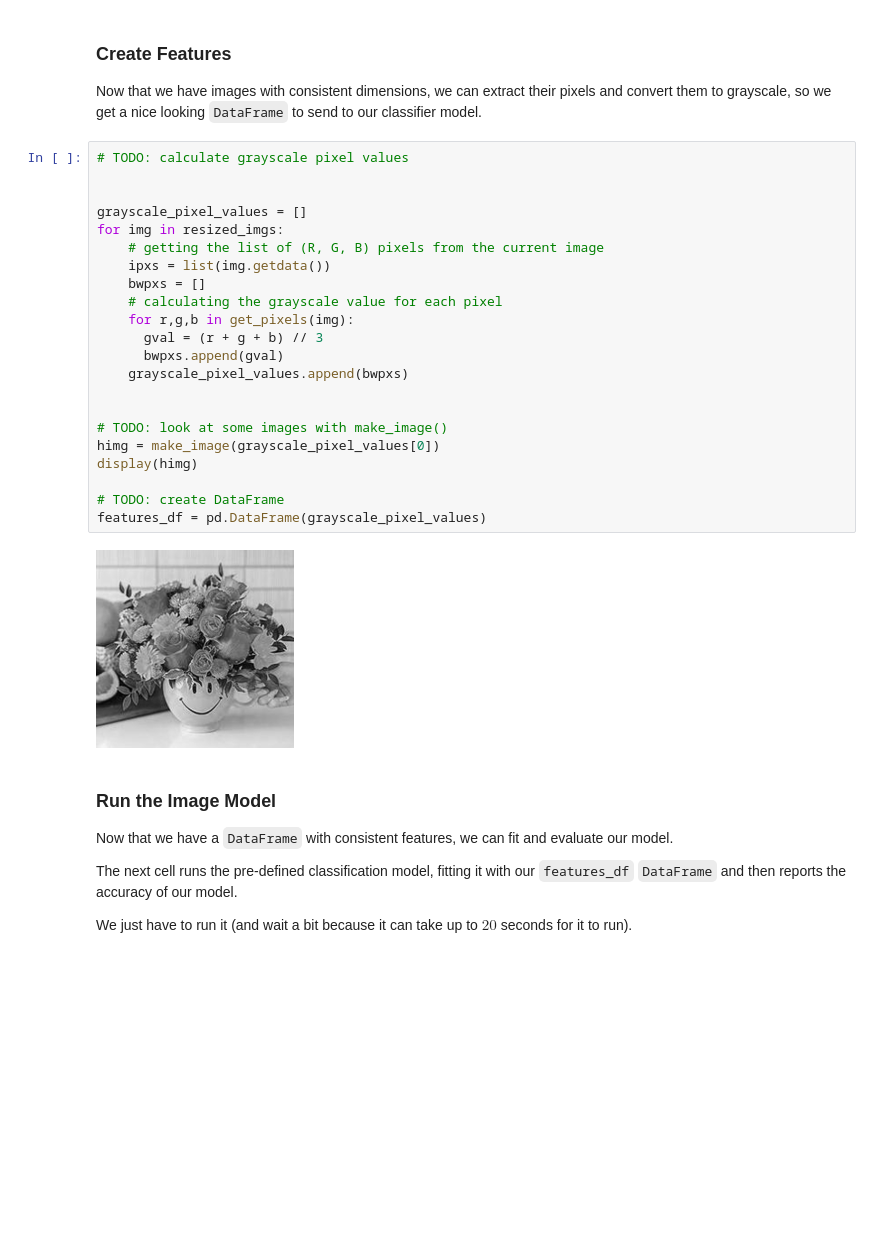
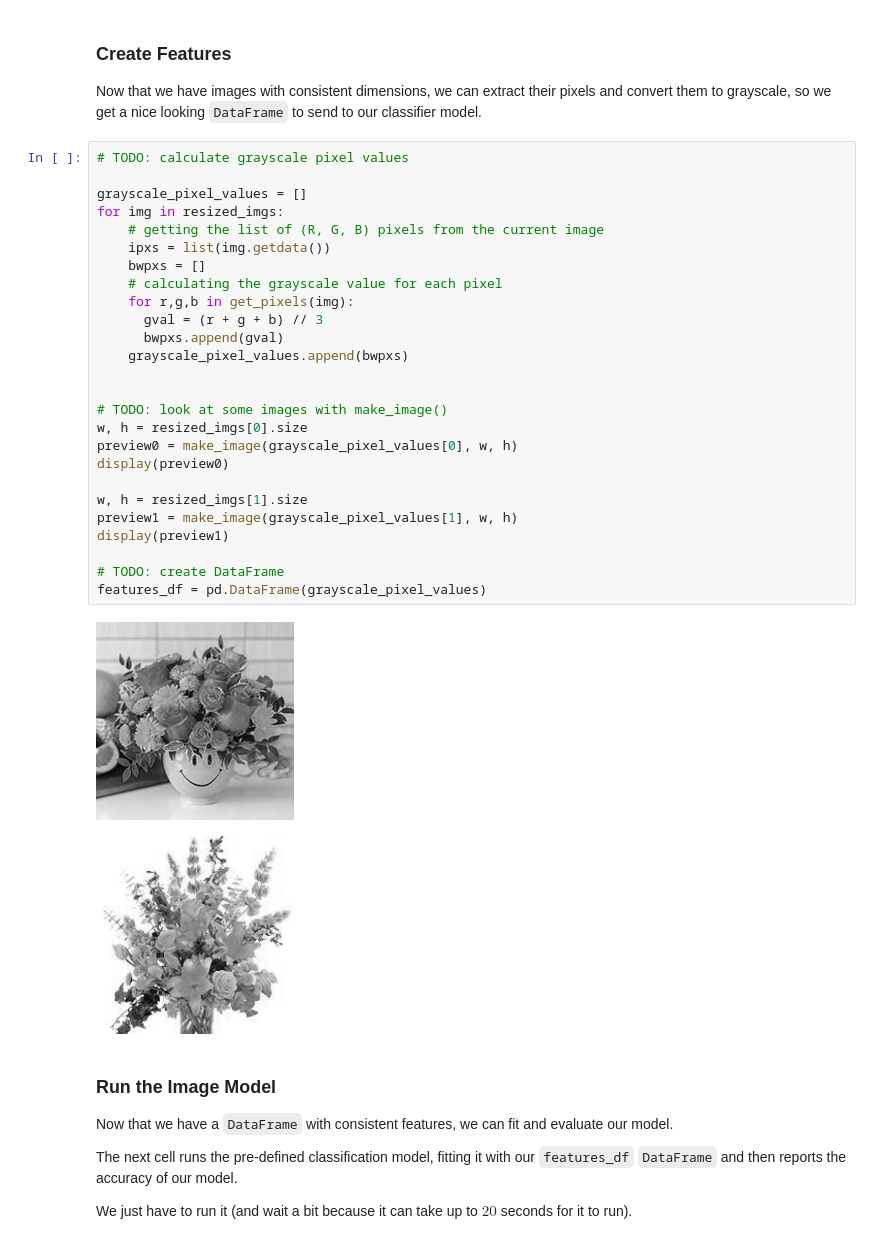
Before and after one commit to lara-ML2025/Homework06, a Jupyter notebook: Homework06.ipynb, the cells around one changed output. Saved outputs shown, nothing was run; the diff lists cells and outputs as text; blank space fills up the shorter version.

```diff
--- a/Homework06.ipynb
+++ b/Homework06.ipynb
@@ -436,28 +433,33 @@ display(resized_imgs[8])
 Now that we have images with consistent dimensions, we can extract their pixels and convert them to grayscale, so we get a nice looking `DataFrame` to send to our classifier model.
 # %%
 # TODO: calculate grayscale pixel values
-
 
 grayscale_pixel_values = []
 for img in resized_imgs:
     # getting the list of (R, G, B) pixels from the current image
     ipxs = list(img.getdata())
     bwpxs = []
     # calculating the grayscale value for each pixel
     for r,g,b in get_pixels(img):
       gval = (r + g + b) // 3
       bwpxs.append(gval)
     grayscale_pixel_values.append(bwpxs)
 
 
 # TODO: look at some images with make_image()
-himg = make_image(grayscale_pixel_values[0])
-display(himg)
+w, h = resized_imgs[0].size
+preview0 = make_image(grayscale_pixel_values[0], w, h)
+display(preview0)
+
+w, h = resized_imgs[1].size
+preview1 = make_image(grayscale_pixel_values[1], w, h)
+display(preview1)
 
 # TODO: create DataFrame
 features_df = pd.DataFrame(grayscale_pixel_values)
 # %% [output]
 [figure]
+[figure, added]
 # %% [markdown]
 ### Run the Image Model
 
```
Also changed, not shown: parts of 8 cells of this notebook.
